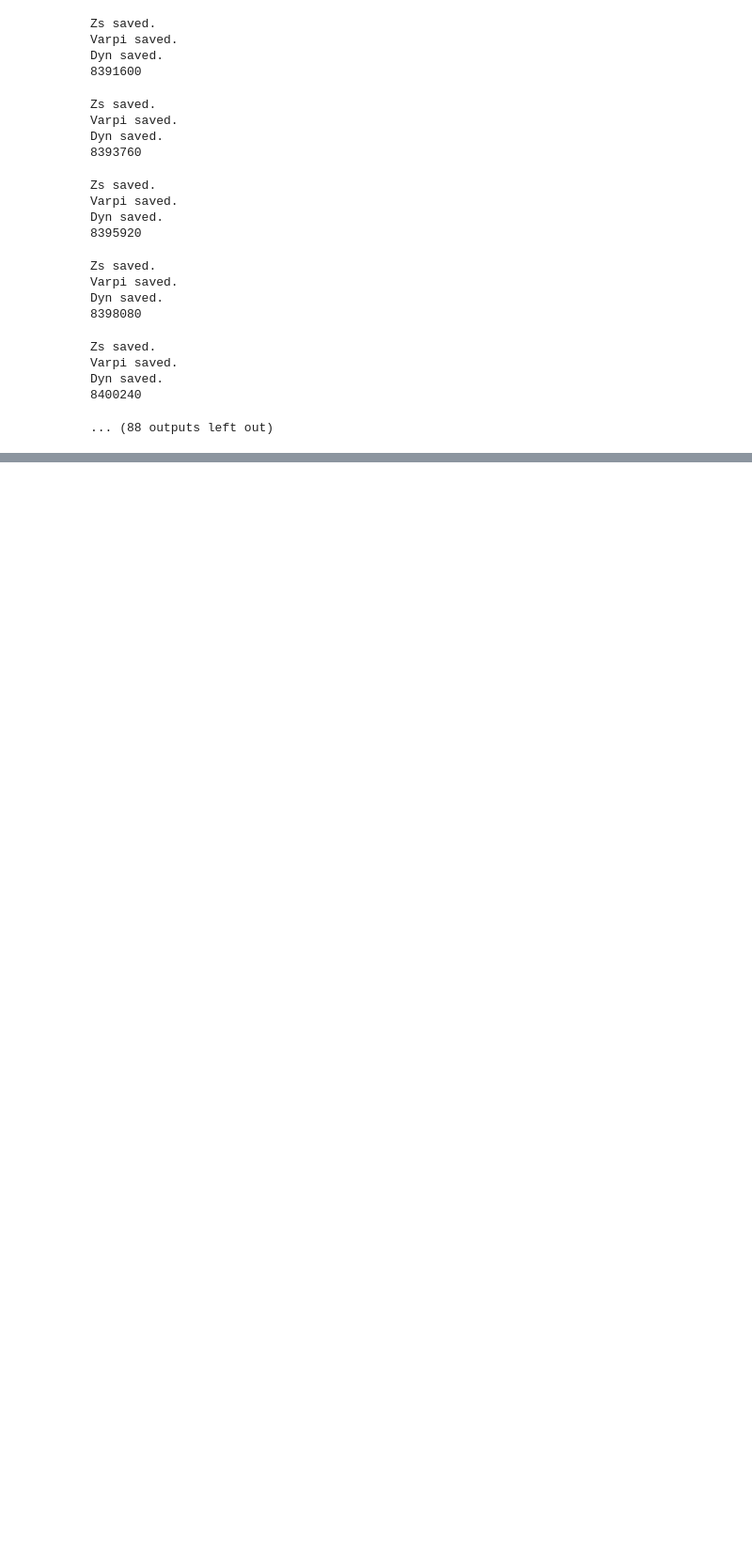
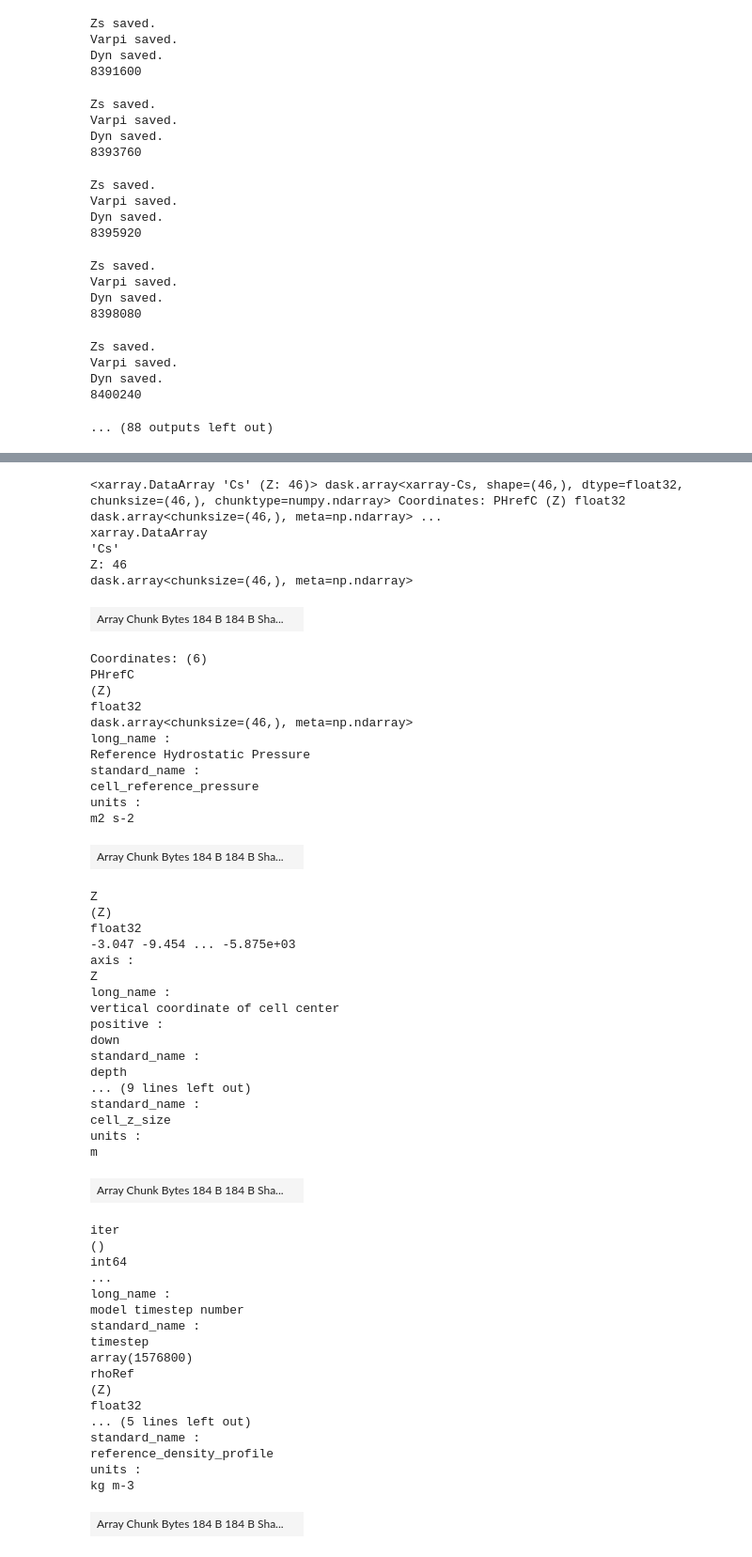
Before and after one commit to roxyboy/microensemble_TWA, a Jupyter notebook: Z-b_remapping-5Dave.ipynb, the cells around one changed output, grey strips where cells are left out. Shown at 94% size. Saved outputs shown, nothing was run; the diff lists cells and outputs as text; code cells hidden in the pictures; blank space fills up the shorter version.

```diff
--- a/Z-b_remapping-5Dave.ipynb
+++ b/Z-b_remapping-5Dave.ipynb
@@ -31,6 +46,8 @@ from xlayers.core import layers_numpy, layers_apply
 # %%
 ddir = '/tank/chaocean/'
-savedir = '/tank/topog/tuchida/TWA/'
+# savedir = '/tank/topog/tuchida/TWA/'
+topog = '/tank/topog/tuchida/TWA/'
+tdgs = '/tank/tdgs/tuchida/TWA/'
 # %%
 grav = 9.81
 nensembs = 5
@@ -44,9 +61,9 @@ ySstart = -15
 yNstart = 10
 yend = 50
 
-Dsig = 7.8
-sigmin = 21.
-nlayers = 60
+Dsig = 9.2
+sigmin = 20.
+nlayers = 55
 # siglayers = np.linspace(19,48,nlayers)
 xs, xe = (0,2)
 tanh1 = np.tanh(np.arange(xs, xe, (xe-xs)/nlayers))
@@ -56,5 +73,5 @@ tanh2 = np.tanh(np.arange(xs-(xe-xs)/(2*nlayers), xe+(xe-xs)/(2*nlayers), (xe-xs
 sigp1layers = (tanh2-tanh1.min())*amp**-1*Dsig + sigmin
 # func = interp1d(range(1,nlayers+1), siglayers, fill_value='extrapolate')
 # sigp1layers = func(np.arange(.5,nlayers+1.5,1))
-print(siglayers-sigp1layers[:-1])
+print(siglayers,sigp1layers)
 # %% [output]
@@ -71,8 +97,8 @@ print(siglayers-sigp1layers[:-1])
 # %%
+tchunk = 1
 xchunk = 200
 ychunk = 200
 sigchunk = 10
-membchunk = 1
 dnf = 2160
 nremap = 140
 nfile = 73
@@ -1052,0 +1079,58 @@ client.restart()
+# %%
+Cs = xr.open_zarr(op.join(tdgs,'5Dave/Max_sound-speed/run1967/')).Cs
+Cs
+# %% [output]
+<xarray.DataArray 'Cs' (Z: 46)> dask.array<xarray-Cs, shape=(46,), dtype=float32, chunksize=(46,), chunktype=numpy.ndarray> Coordinates: PHrefC (Z) float32 dask.array<chunksize=(46,), meta=np.ndarray> ...
+xarray.DataArray
+'Cs'
+Z: 46
+dask.array<chunksize=(46,), meta=np.ndarray>
+| Array Chunk Bytes 184 B 184 B Sha... |  |
+Coordinates: (6)
+PHrefC
+(Z)
+float32
+dask.array<chunksize=(46,), meta=np.ndarray>
+long_name :
+Reference Hydrostatic Pressure
+standard_name :
+cell_reference_pressure
+units :
+m2 s-2
+| Array Chunk Bytes 184 B 184 B Sha... |  |
+Z
+(Z)
+float32
+-3.047 -9.454 ... -5.875e+03
+axis :
+Z
+long_name :
+vertical coordinate of cell center
+positive :
+down
+standard_name :
+depth
+... (9 lines left out)
+standard_name :
+cell_z_size
+units :
+m
+| Array Chunk Bytes 184 B 184 B Sha... |  |
+iter
+()
+int64
+...
+long_name :
+model timestep number
+standard_name :
+timestep
+array(1576800)
+rhoRef
+(Z)
+float32
+... (5 lines left out)
+standard_name :
+reference_density_profile
+units :
+kg m-3
+| Array Chunk Bytes 184 B 184 B Sha... |  |
```
Also changed, not shown: parts of 12 cells of this notebook, 1 other file.
